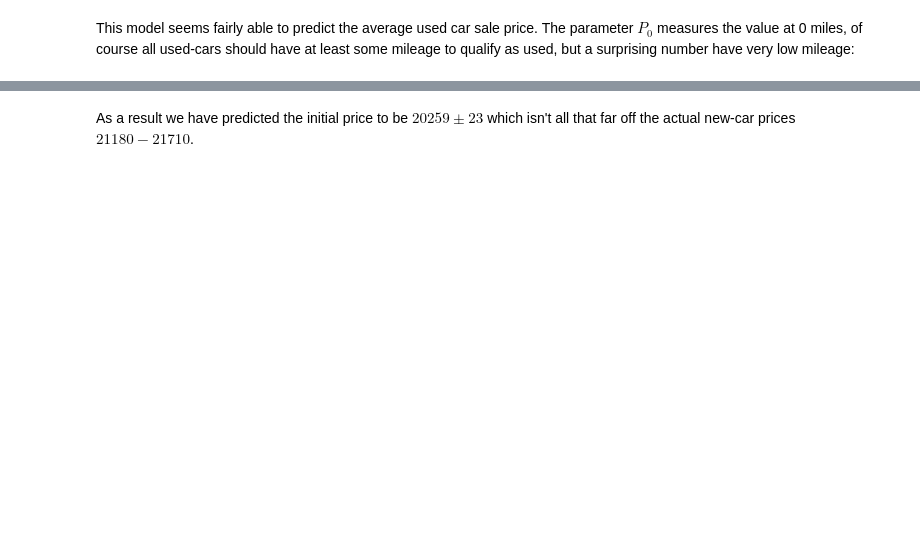
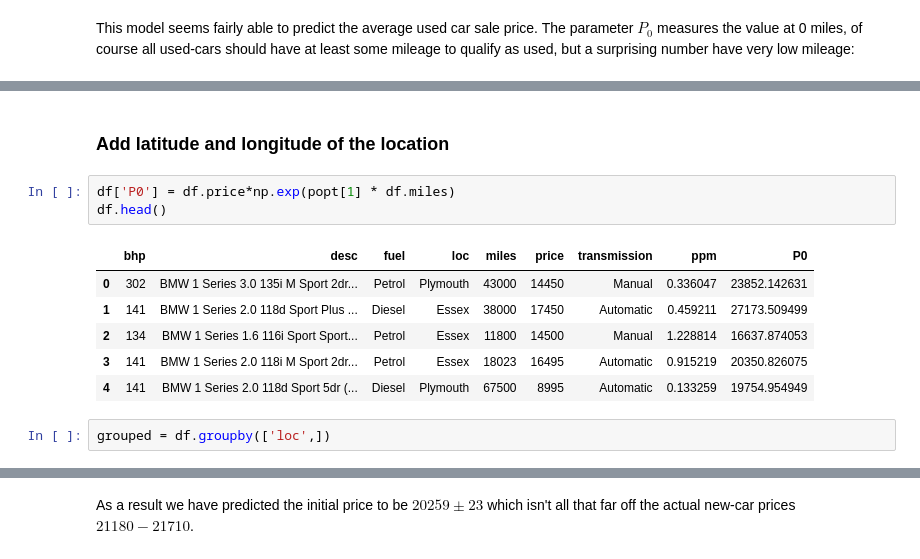
Before and after one commit to GregoryAshton/GregoryAshton.github.io, a Jupyter notebook: _notebooks/2015-07-02-Mining-used-car-sales.ipynb, the cells around one changed output, grey strips where cells are left out. Drawn from its saved outputs; the diff is of its cells as text; blank space fills up the shorter version.

```diff
--- a/_notebooks/2015-07-02-Mining-used-car-sales.ipynb
+++ b/_notebooks/2015-07-02-Mining-used-car-sales.ipynb
@@ -226,0 +229,14 @@ len(df.query("miles < 500"))
+# %% [markdown]
+### Add latitude and longitude of the location
+# %%
+df['P0'] = df.price*np.exp(popt[1] * df.miles)
+df.head()
+# %% [output]
+|  | bhp | desc | fuel | loc | miles | price | transmission | ppm | P0 |
+| 0 | 302 | BMW 1 Series 3.0 135i M Sport 2dr... | Petrol | Plymouth | 43000 | 14450 | Manual | 0.336047 | 23852.142631 |
+| 1 | 141 | BMW 1 Series 2.0 118d Sport Plus ... | Diesel | Essex | 38000 | 17450 | Automatic | 0.459211 | 27173.509499 |
+| 2 | 134 | BMW 1 Series 1.6 116i Sport Sport... | Petrol | Essex | 11800 | 14500 | Manual | 1.228814 | 16637.874053 |
+| 3 | 141 | BMW 1 Series 2.0 118i M Sport 2dr... | Petrol | Essex | 18023 | 16495 | Automatic | 0.915219 | 20350.826075 |
+| 4 | 141 | BMW 1 Series 2.0 118d Sport 5dr (... | Diesel | Plymouth | 67500 | 8995 | Automatic | 0.133259 | 19754.954949 |
+# %%
+grouped = df.groupby(['loc',])
```
Also changed, not shown: parts of 16 cells of this notebook, 1 other file.
